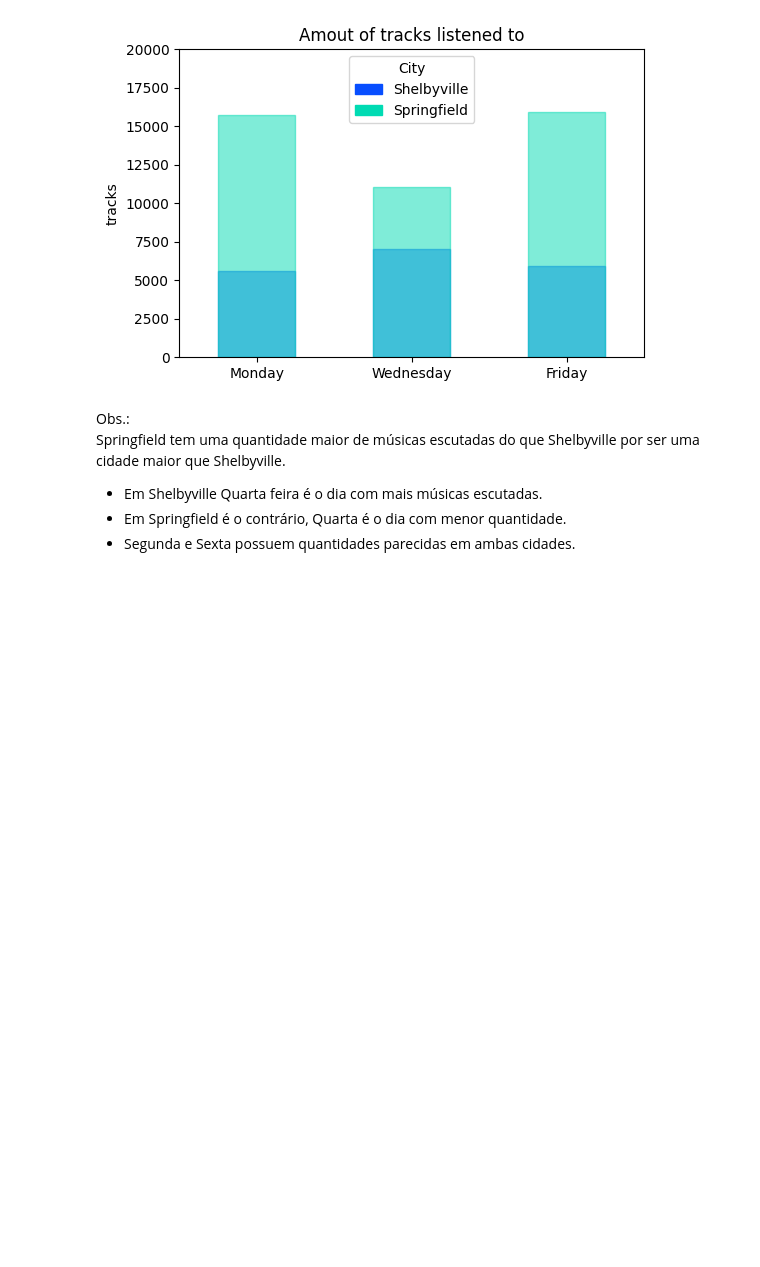
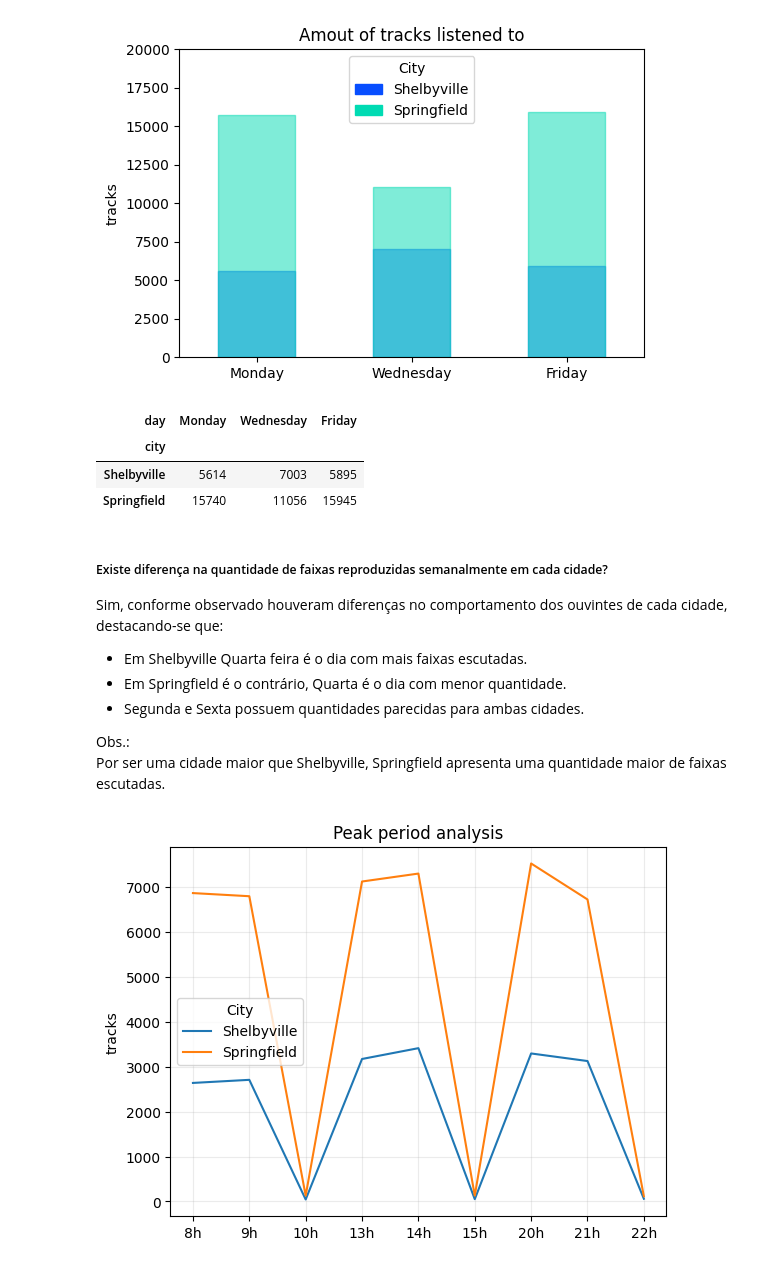
Before and after one commit to lucas-mithidieri/projetos, a Jupyter notebook: music_preferences.ipynb, the cells around one changed output. Saved outputs shown, nothing was run; the diff lists cells and outputs as text; code cells hidden in the pictures; blank space fills up the shorter version.

```diff
--- a/music_preferences.ipynb
+++ b/music_preferences.ipynb
@@ -151,9 +147,41 @@ ax.legend(handles=[mpatches.Patch(color=colors[i], label=lblname) for i, lblname
 plt.show()
 # %% [output]
 [figure]
+# %%
+pivot
+# %% [output]
+| day | Monday | Wednesday | Friday |
+| city |  |  |  |
+| Shelbyville | 5614 | 7003 | 5895 |
+| Springfield | 15740 | 11056 | 15945 |
 # %% [markdown]
+##### Existe diferença na quantidade de faixas reproduzidas semanalmente em cada cidade?
+Sim, conforme observado houveram diferenças no comportamento dos ouvintes de cada cidade, destacando-se que:
+* Em Shelbyville Quarta feira é o dia com mais faixas escutadas.
+* Em Springfield é o contrário, Quarta é o dia com menor quantidade.
+* Segunda e Sexta possuem quantidades parecidas para ambas cidades.
+
 Obs.:
-Springfield tem uma quantidade maior de músicas escutadas do que Shelbyville por ser uma cidade maior que Shelbyville.
-* Em Shelbyville Quarta feira é o dia com mais músicas escutadas.
-* Em Springfield é o contrário, Quarta é o dia com menor quantidade.
-* Segunda e Sexta possuem quantidades parecidas em ambas cidades.
+Por ser uma cidade maior que Shelbyville, Springfield apresenta uma quantidade maior de faixas escutadas.
+# %%
+# Peak period
+pivot = df.pivot_table(values='track', columns='hour', index='city', aggfunc='count')
+
+# plotting
+values = (pivot.values)
+lbl = (pivot.index.values)
+
+fig, ax = plt.subplots()
+xtk = [f'{v}h' for v in pivot.columns.values]
+plt.xticks(range(9), xtk)
+
+for i,v in enumerate(values):
+    plt.plot(v, label=lbl[i])
+
+plt.title('Peak period analysis')
+plt.ylabel('tracks')
+plt.legend(title='City')
+plt.grid(True, alpha=0.25)
+plt.show()
+# %% [output]
+[figure, added]
```
Also changed, not shown: parts of 6 cells of this notebook.
